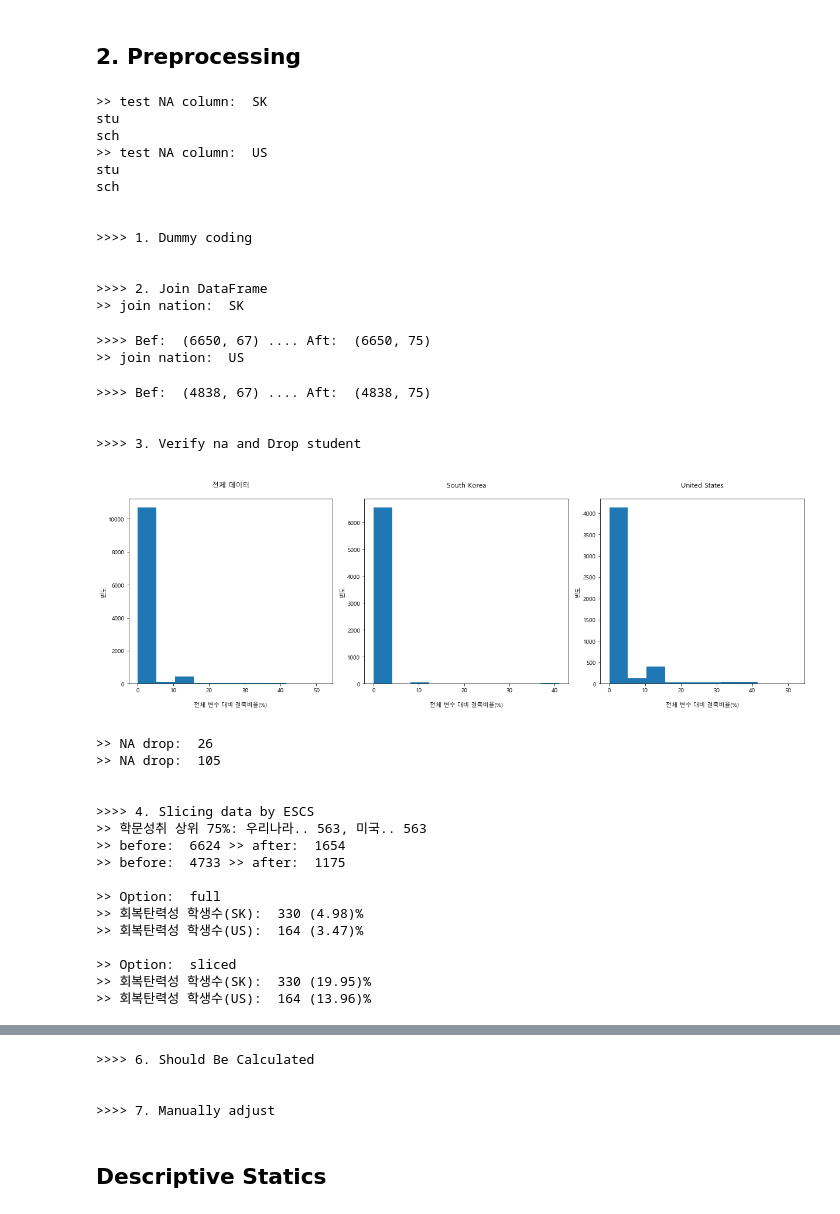
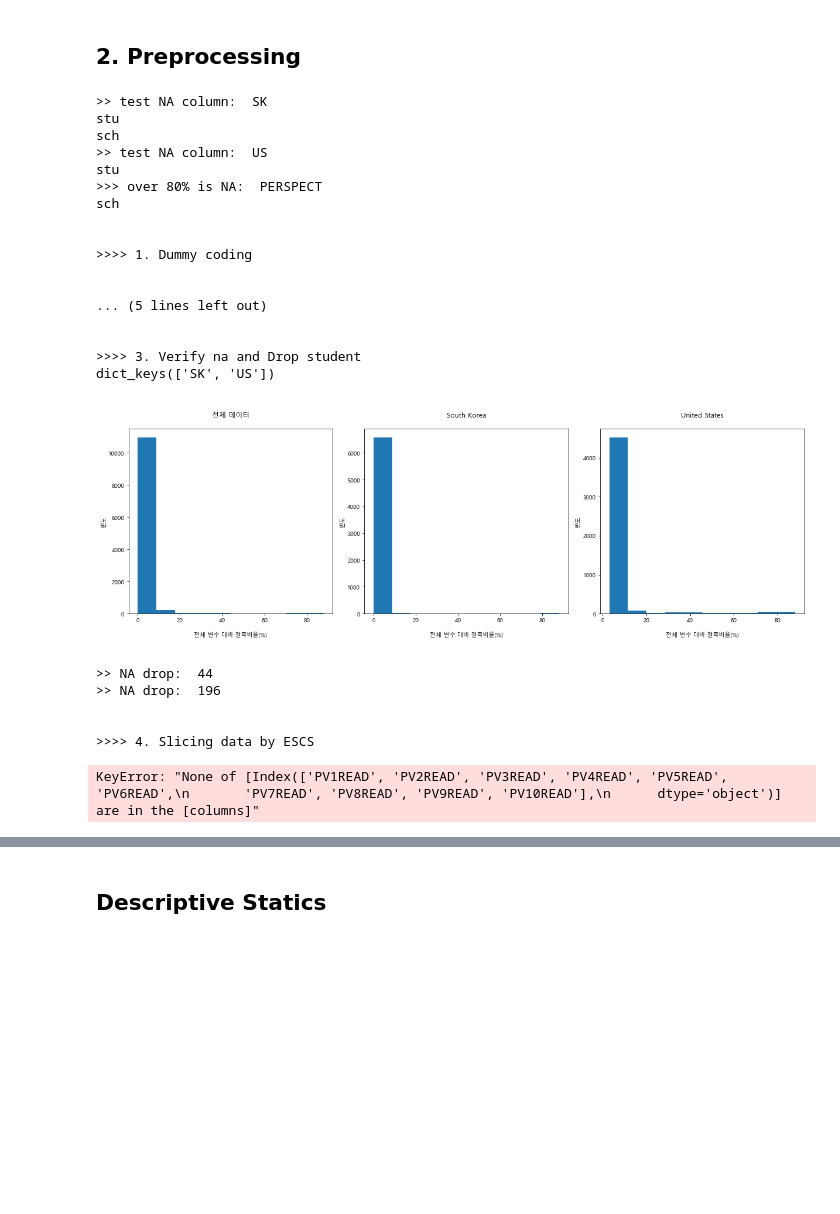
Before and after one commit to huni1023/Research, a Jupyter notebook: MixedRF/analysis.ipynb, the cells around one changed output, grey strips where cells are left out. Saved outputs shown, nothing was run; the diff lists cells and outputs as text; code cells hidden in the pictures; blank space fills up the shorter version.

```diff
--- a/MixedRF/analysis.ipynb
+++ b/MixedRF/analysis.ipynb
@@ -151,7 +151,7 @@ class Load:
         # categories 에서 일단은 codebook에 있는 변수가 다 있나 확인
         # categories 에서 individual & family, school 구분
 # %%
-LOAD_ONLY_CODEBOOK = False
+LOAD_ONLY_CODEBOOK = True
 
 Loader = Load(stuFolder="STU", schFolder='SCH', tchFolder='TCH',
                 onlyCodeBook = LOAD_ONLY_CODEBOOK,
@@ -332,31 +317,34 @@ class Preprocessing:
             # print('>> before ', outputDf.shape)
             before = outputDf.shape
 
-            # if sampler.US[1].index.name == 'CNTSCHID':
+
             inputNational[1].drop(['CNTRYID', 'CNT'], axis=1, inplace=True)
             if inputNational[1].index.name == 'CNTSCHID':
                 pass
             else:
                 inputNational[1].set_index('CNTSCHID', drop=True, inplace=True)
 
-            # print(inputNational[1].index)
-            for idx, row in tqdm(outputDf.iterrows(), desc=">> mapping"):
-                toBeInput = inputNational[1].loc[row['CNTSCHID']].values # 학생 데이터에 들어가야할 학교 데이터 찾기
-                assert len(toBeInput) == inputNational[1].shape[1]
+            if inputNational[1].shape[1] == 0:
+                print('>> school data is empty')
+                pass
+            else:
+                for idx, row in tqdm(outputDf.iterrows(), desc=">> mapping"):
+                    toBeInput = inputNational[1].loc[row['CNTSCHID']].values # 학생 데이터에 들어가야할 학교 데이터 찾기
+                    assert len(toBeInput) == inputNational[1].shape[1]
 
-                toBeInput_T = toBeInput.reshape(1, 8)
-                outputDf.loc[idx, list(inputNational[1].columns)] = toBeInput_T[0]
+                    toBeInput_T = toBeInput.reshape(1, 8)
+                    outputDf.loc[idx, list(inputNational[1].columns)] = toBeInput_T[0]
 
-            # print('>> after ', outputD>f.shape)
-            after = outputDf.shape
-            print('>>>> Bef: ', before, '....', 'Aft: ', after)
-            assert 'EDUSHORT' in outputDf.columns
+                after = outputDf.shape
+                print('>>>> Bef: ', before, '....', 'Aft: ', after)
+                assert 'EDUSHORT' in outputDf.columns
 
             self._2_joined[nationalName] = outputDf
 
     def DropStudent(self):
         # 각 column 별로 데이터 검수
         print('\n\n>>>> 3. Verify na and Drop student')
+        print(self._2_joined.keys())
         def column_wise(inputData):
             if type(inputData) == dict:
                 merged = pd.concat([inputData['SK'], inputData['US']])
@@ -673,55 +661,43 @@ class Preprocessing:
 
             return inputData
 
         self.finalRS['full'] = Merge(self._5_shouldBeCal['full'])
         self.finalRS['sliced'] = Merge(self._5_shouldBeCal['sliced'])
 
         self.finalRS['full'] = columnOrder(self.finalRS['full'])
         self.finalRS['sliced'] = columnOrder(self.finalRS['sliced'])
 
 
 processor = Preprocessing(LoadedData=loadedData, codeBook=Loader.cb, dummyCodeBook='dummyCoding.json')
 processor.noDataColumn()
 processor.Dummy(doDummy=False) # 굳이 dummy할 필요가 없음, rf에서 categorical / numerical 인식해야함
 processor.Join()
 processor.DropStudent()
 processor.ESCS(test_key='read_10')
 processor.shouldBeCalculated()
 processor.AdjustMinor()
 # %% [output]
 >> test NA column:  SK
 stu
 sch
 >> test NA column:  US
 stu
+>>> over 80% is NA:  PERSPECT
 sch
 
 
 >>>> 1. Dummy coding
 
 
->>>> 2. Join DataFrame
->> join nation:  SK
+... (5 lines left out)
+
+
+>>>> 3. Verify na and Drop student
+dict_keys(['SK', 'US'])
+[figure, new version]
->>>> Bef:  (6650, 67) .... Aft:  (6650, 75)
->> join nation:  US
+>> NA drop:  44
+>> NA drop:  196
+
+
+>>>> 4. Slicing data by ESCS
->>>> Bef:  (4838, 67) .... Aft:  (4838, 75)
-
-
->>>> 3. Verify na and Drop student
+KeyError: "None of [Index(['PV1READ', 'PV2READ', 'PV3READ', 'PV4READ', 'PV5READ', 'PV6READ',\n       'PV7READ', 'PV8READ', 'PV9READ', 'PV10READ'],\n      dtype='object')] are in the [columns]"
-[figure, old version]
->> NA drop:  26
->> NA drop:  105
-
-
->>>> 4. Slicing data by ESCS
->> 학문성취 상위 75%: 우리나라.. 563, 미국.. 563
->> before:  6624 >> after:  1654
->> before:  4733 >> after:  1175
-
->> Option:  full
->> 회복탄력성 학생수(SK):  330 (4.98)%
->> 회복탄력성 학생수(US):  164 (3.47)%
-
->> Option:  sliced
->> 회복탄력성 학생수(SK):  330 (19.95)%
->> 회복탄력성 학생수(US):  164 (13.96)%
@@ -730,7 +704,3 @@ sch
->>>> 6. Should Be Calculated
-
-
->>>> 7. Manually adjust
 # %%
 with pd.ExcelWriter(os.path.join(BASE_DIR, 'data', 'preprocessing.xlsx')) as writer:
     processor.finalRS['full'].to_excel(writer, sheet_name='full', index=False)
```
Also changed, not shown: parts of 4 cells of this notebook.
